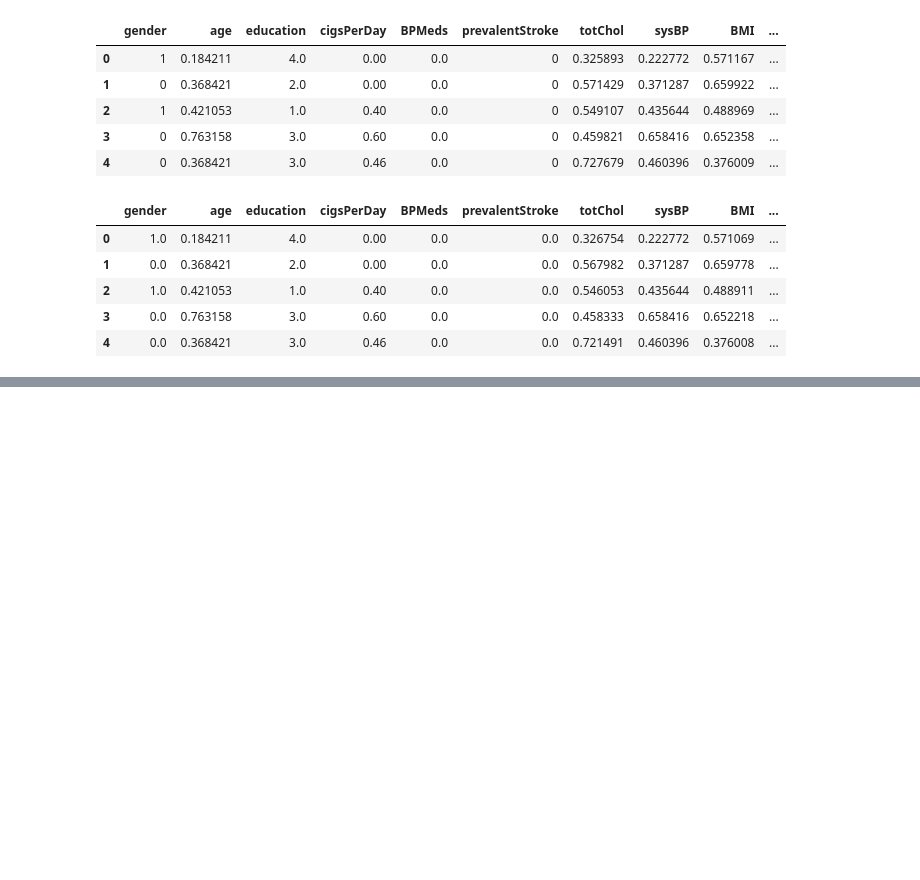
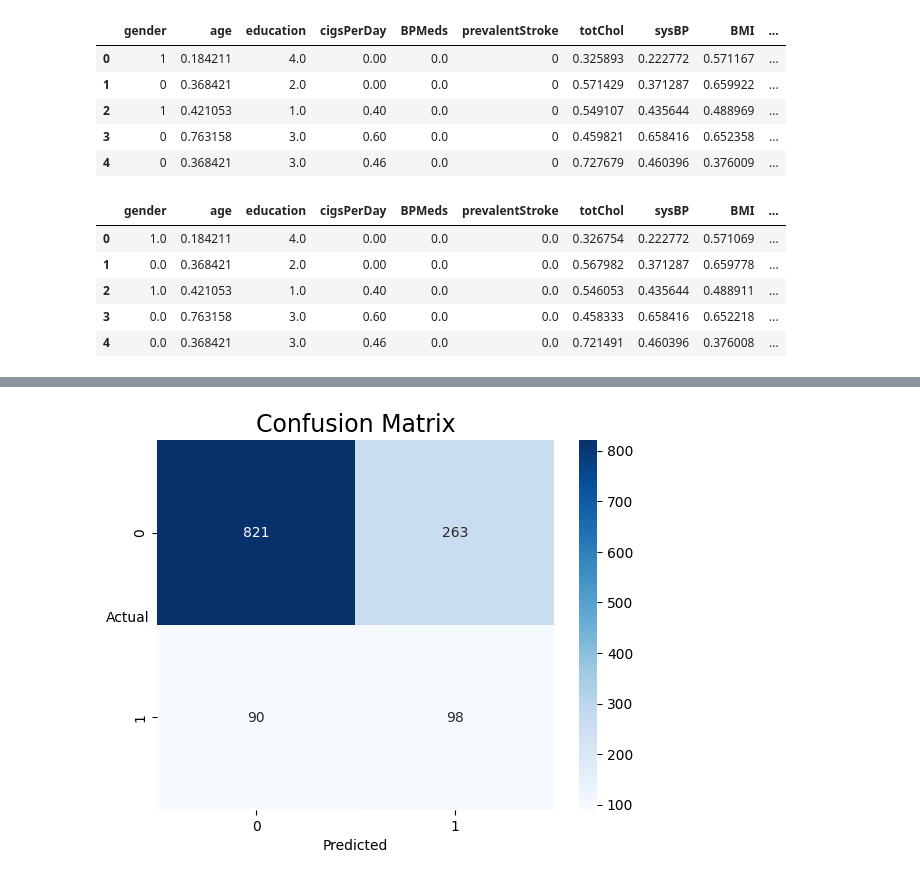
Before and after one commit to PManiAwasthi/Data-Analytics-with-python-notebooks, a Jupyter notebook: Project 2 Classification for Heart Attack Tendency in next 10 Years/heart_attack_in_10_years_classification_project.ipynb, the cells around one changed output, grey strips where cells are left out. Saved outputs shown, nothing was run; the diff lists cells and outputs as text; code cells hidden in the pictures; blank space fills up the shorter version.

```diff
--- a/Project 2 Classification for Heart Attack Tendency in next 10 Years/heart_attack_in_10_years_classification_project.ipynb
+++ b/Project 2 Classification for Heart Attack Tendency in next 10 Years/heart_attack_in_10_years_classification_project.ipynb
@@ -689,0 +793,6 @@ df_im_new_0.head()
+# %%
+model_a = GaussianNB()
+model_a.fit(X_train_a, y_train_a)
+
+y_pred_a = model_a.predict(X_test)
+print(classification_report(y_test, y_pred_a))
@@ -689,0 +808,8 @@ df_im_new_0.head()
+# %%
+sns.heatmap((confusion_matrix(y_test, y_pred_a)), annot=True, fmt='.5g', cmap="Blues")
+plt.xlabel("Predicted")
+plt.ylabel("Actual", rotation=0)
+plt.title("Confusion Matrix", fontsize=17)
+plt.show()
+# %% [output]
+[figure, added]
```
Also changed, not shown: parts of 18 cells of this notebook.
